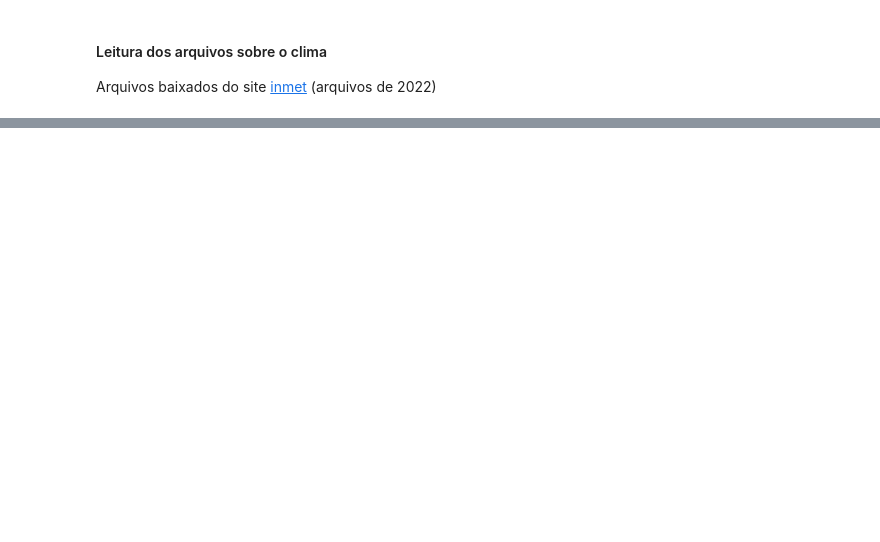
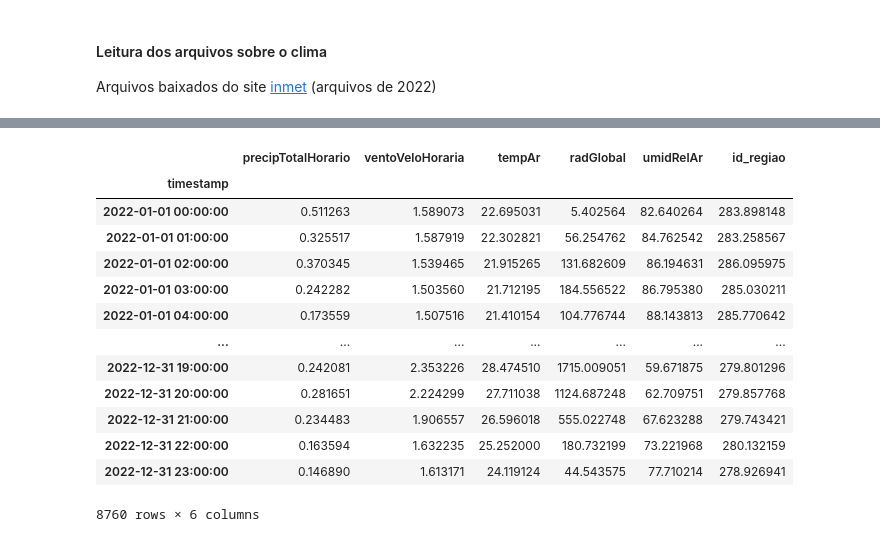
Before and after one commit to TiagoRCunha/pi-03-relacao-energia-condicao-climatica, a Jupyter notebook: climate.ipynb, the cells around one changed output, grey strips where cells are left out. Drawn from its saved outputs; the diff is of its cells as text; code cells hidden in the pictures; blank space fills up the shorter version.

```diff
--- a/climate.ipynb
+++ b/climate.ipynb
@@ -114,3 +115,22 @@ DatetimeIndex(['2022-01-01 00:00:00', '2022-01-01 01:00:00',
+# %%
+df_grouped_climate = df_all_climate.set_index('timestamp')
+df_grouped_climate = df_grouped_climate.groupby("timestamp").mean()
+df_grouped_climate
+# %% [output]
+|  | precipTotalHorario | ventoVeloHoraria | tempAr | radGlobal | umidRelAr | id_regiao |
+| timestamp |  |  |  |  |  |  |
+| 2022-01-01 00:00:00 | 0.511263 | 1.589073 | 22.695031 | 5.402564 | 82.640264 | 283.898148 |
+| 2022-01-01 01:00:00 | 0.325517 | 1.587919 | 22.302821 | 56.254762 | 84.762542 | 283.258567 |
+| 2022-01-01 02:00:00 | 0.370345 | 1.539465 | 21.915265 | 131.682609 | 86.194631 | 286.095975 |
+| 2022-01-01 03:00:00 | 0.242282 | 1.503560 | 21.712195 | 184.556522 | 86.795380 | 285.030211 |
+| 2022-01-01 04:00:00 | 0.173559 | 1.507516 | 21.410154 | 104.776744 | 88.143813 | 285.770642 |
+| ... | ... | ... | ... | ... | ... | ... |
+| 2022-12-31 19:00:00 | 0.242081 | 2.353226 | 28.474510 | 1715.009051 | 59.671875 | 279.801296 |
+| 2022-12-31 20:00:00 | 0.281651 | 2.224299 | 27.711038 | 1124.687248 | 62.709751 | 279.857768 |
+| 2022-12-31 21:00:00 | 0.234483 | 1.906557 | 26.596018 | 555.022748 | 67.623288 | 279.743421 |
+| 2022-12-31 22:00:00 | 0.163594 | 1.632235 | 25.252000 | 180.732199 | 73.221968 | 280.132159 |
+| 2022-12-31 23:00:00 | 0.146890 | 1.613171 | 24.119124 | 44.543575 | 77.710214 | 278.926941 |
+8760 rows × 6 columns
 # %%
 # Criar gráfico de linhas para a precipitaçãoTotal
 plt.figure(figsize=(20, 4.8))
```
Also changed, not shown: parts of 10 cells of this notebook, 2 other files.
